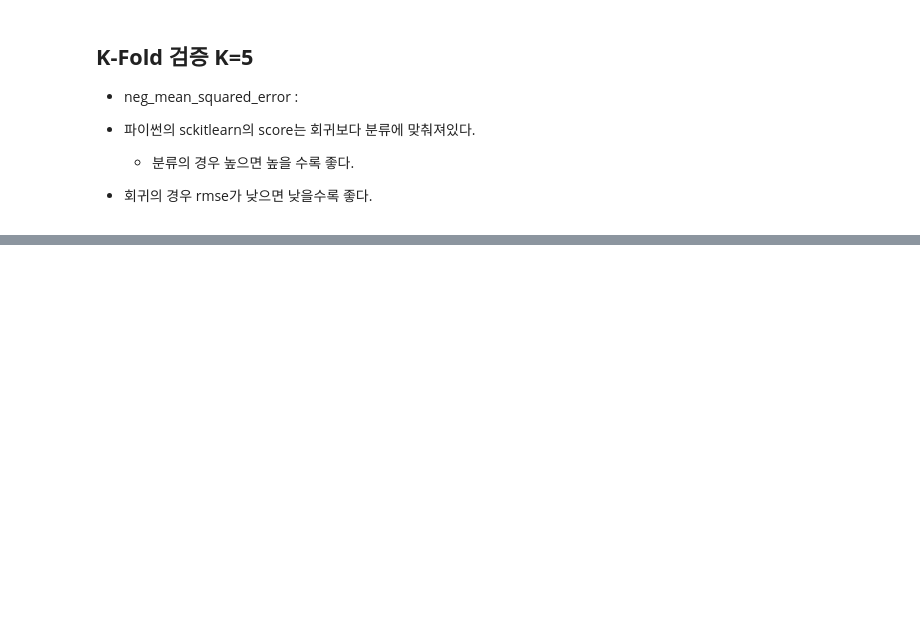
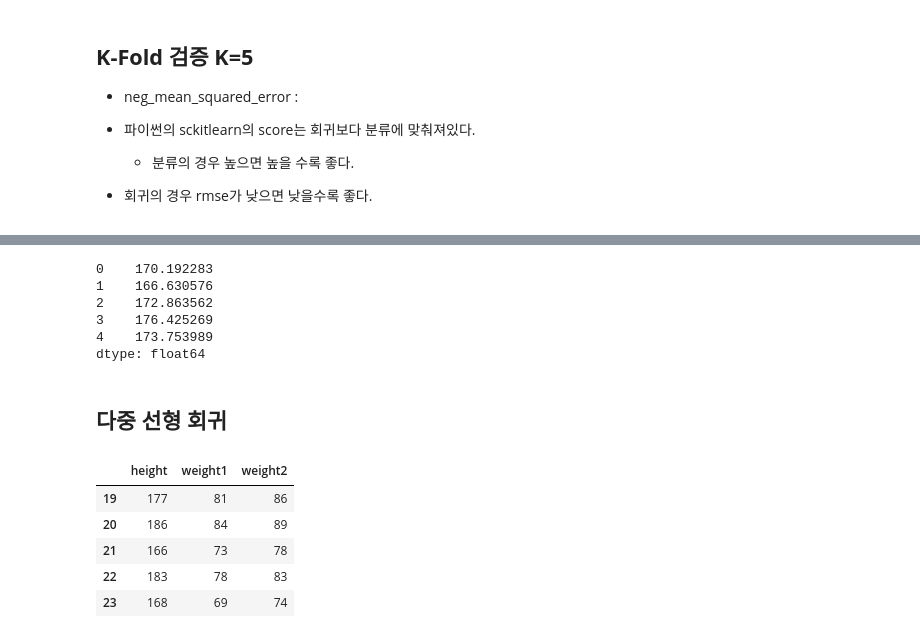
Before and after one commit to ahnjj/AI, a Jupyter notebook: ml/Supervised Learning-Regression.ipynb, the cells around one changed output, grey strips where cells are left out. Saved outputs shown, nothing was run; the diff lists cells and outputs as text; code cells hidden in the pictures; blank space fills up the shorter version.

```diff
--- a/ml/Supervised Learning-Regression.ipynb
+++ b/ml/Supervised Learning-Regression.ipynb
@@ -389,0 +512,30 @@ neg_mes_scores = cross
+# %%
+result.predict(body[:5])
+# %% [output]
+0    170.192283
+1    166.630576
+2    172.863562
+3    176.425269
+4    173.753989
+dtype: float64
+# %% [markdown]
+## 다중 선형 회귀
+# %%
+import pandas as pd
+height = [170, 168, 177, 181, 172, 171, 169,175, 174, 178, 170, 167,177, 182, 173, 171, 170, 179, 175, 177, 186, 166, 183, 168]
+weight1 = [70, 66, 73, 77, 74, 73, 69, 79, 77, 80, 74, 68, 71, 76, 78, 72, 68, 79, 77, 81, 84 ,73 ,78, 69]
+weight2 = pd.Series(weight1) + 5
+
+body = pd.DataFrame({
+    'height' : height,
+    'weight1' : weight1,
+    'weight2' : weight2
+})
+body.tail()
+# %% [output]
+|  | height | weight1 | weight2 |
+| 19 | 177 | 81 | 86 |
+| 20 | 186 | 84 | 89 |
+| 21 | 166 | 73 | 78 |
+| 22 | 183 | 78 | 83 |
+| 23 | 168 | 69 | 74 |
```
Also changed, not shown: parts of 17 cells of this notebook.
